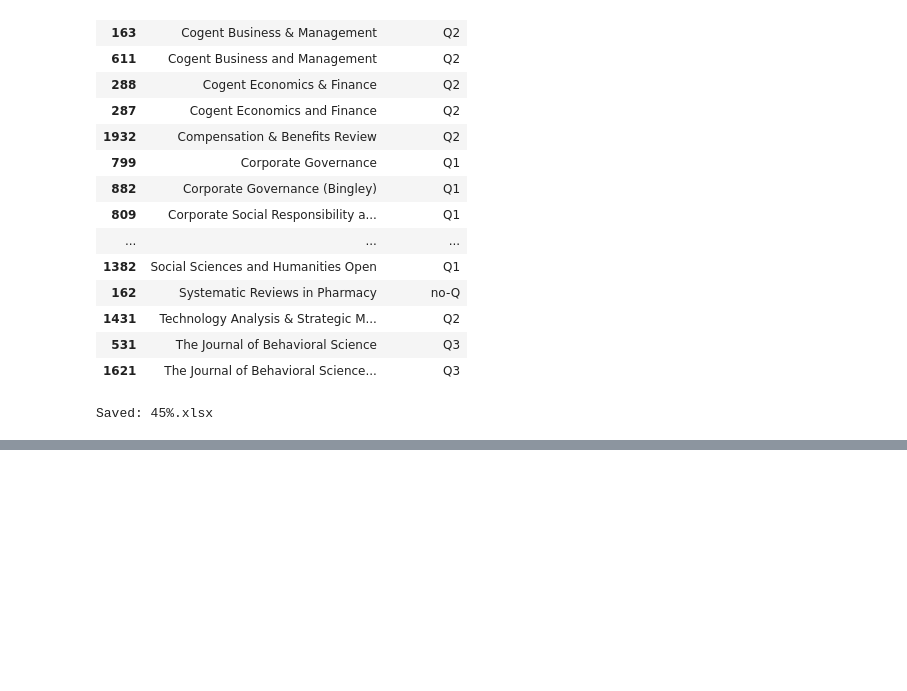
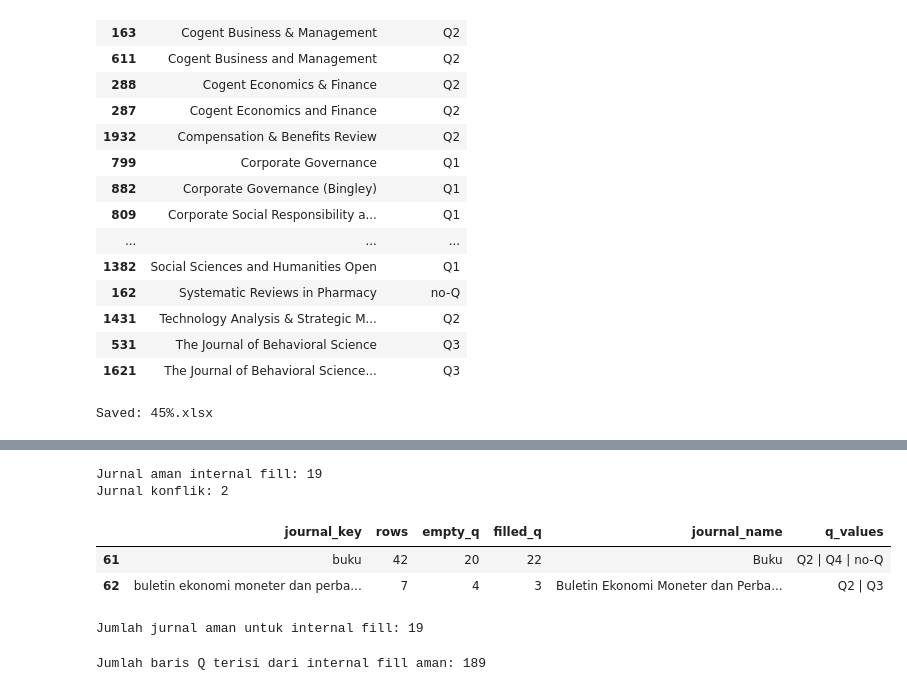
Before and after one commit to Rhefanza/FEB-publication-enrichment, a Jupyter notebook: lengkapin data/checkpoint 2B.ipynb, the cells around one changed output, grey strips where cells are left out. Drawn from its saved outputs; the diff is of its cells as text; code cells hidden in the pictures; blank space fills up the shorter version.

```diff
--- a/lengkapin data/checkpoint 2B.ipynb
+++ b/lengkapin data/checkpoint 2B.ipynb
@@ -139,0 +255,65 @@ Saved: 45%.xlsx
+# %%
+def parse_q_values(q_values):
+    if pd.isna(q_values) or str(q_values).strip() == "":
+        return []
+
+    return [
+        q.strip()
+        for q in str(q_values).split("|")
+        if q.strip()
+    ]
+
+
+mixed_journals["q_list"] = mixed_journals["q_values"].apply(parse_q_values)
+mixed_journals["q_count"] = mixed_journals["q_list"].apply(len)
+
+safe_internal = mixed_journals[mixed_journals["q_count"] == 1].copy()
+conflict_internal = mixed_journals[mixed_journals["q_count"] > 1].copy()
+
+print("Jurnal aman internal fill:", len(safe_internal))
+print("Jurnal konflik:", len(conflict_internal))
+# %% [output]
+Jurnal aman internal fill: 19
+Jurnal konflik: 2
+# %%
+conflict_internal[
+    ["journal_key", "rows", "empty_q", "filled_q", "journal_name", "q_values"]
+].to_excel("internal_fill_conflicts_manual_check.xlsx", index=False)
+
+conflict_internal[
+    ["journal_key", "rows", "empty_q", "filled_q", "journal_name", "q_values"]
+]
+# %% [output]
+|  | journal_key | rows | empty_q | filled_q | journal_name | q_values |
+| 61 | buku | 42 | 20 | 22 | Buku | Q2 | Q4 | no-Q |
+| 62 | buletin ekonomi moneter dan perba... | 7 | 4 | 3 | Buletin Ekonomi Moneter dan Perba... | Q2 | Q3 |
+# %%
+safe_internal["fill_q"] = safe_internal["q_list"].apply(lambda x: x[0])
+
+safe_internal_map = (
+    safe_internal
+    .set_index("journal_key")["fill_q"]
+    .to_dict()
+)
+
+print("Jumlah jurnal aman untuk internal fill:", len(safe_internal_map))
+# %% [output]
+Jumlah jurnal aman untuk internal fill: 19
+# %%
+df_internal = df_work.copy()
+
+internal_fill_count = 0
+
+for idx, row in df_internal.iterrows():
+    key = row["journal_key"]
+
+    if key not in safe_internal_map:
+        continue
+
+    if is_empty_value(row[COL_Q]):
+        df_internal.at[idx, COL_Q] = safe_internal_map[key]
+        internal_fill_count += 1
+
+print("Jumlah baris Q terisi dari internal fill aman:", internal_fill_count)
+# %% [output]
+Jumlah baris Q terisi dari internal fill aman: 189
```
Also changed, not shown: parts of 11 cells of this notebook, 3 other files.
